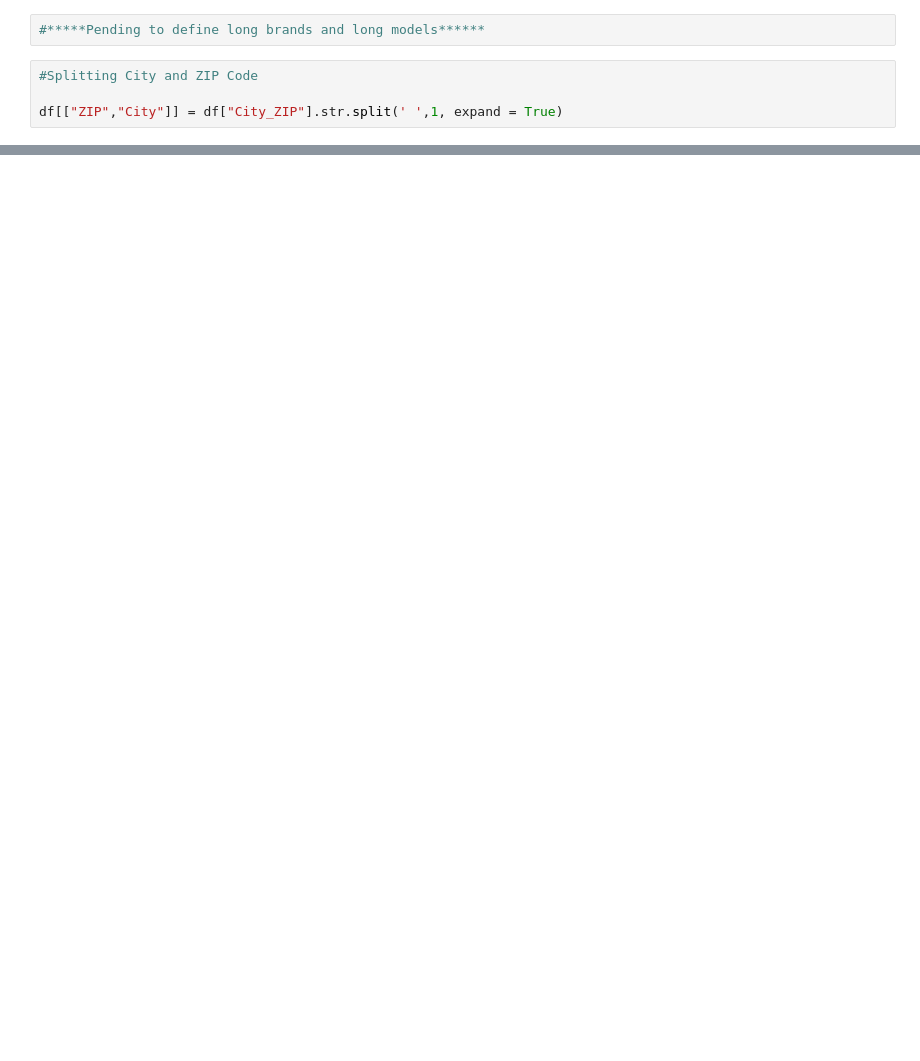
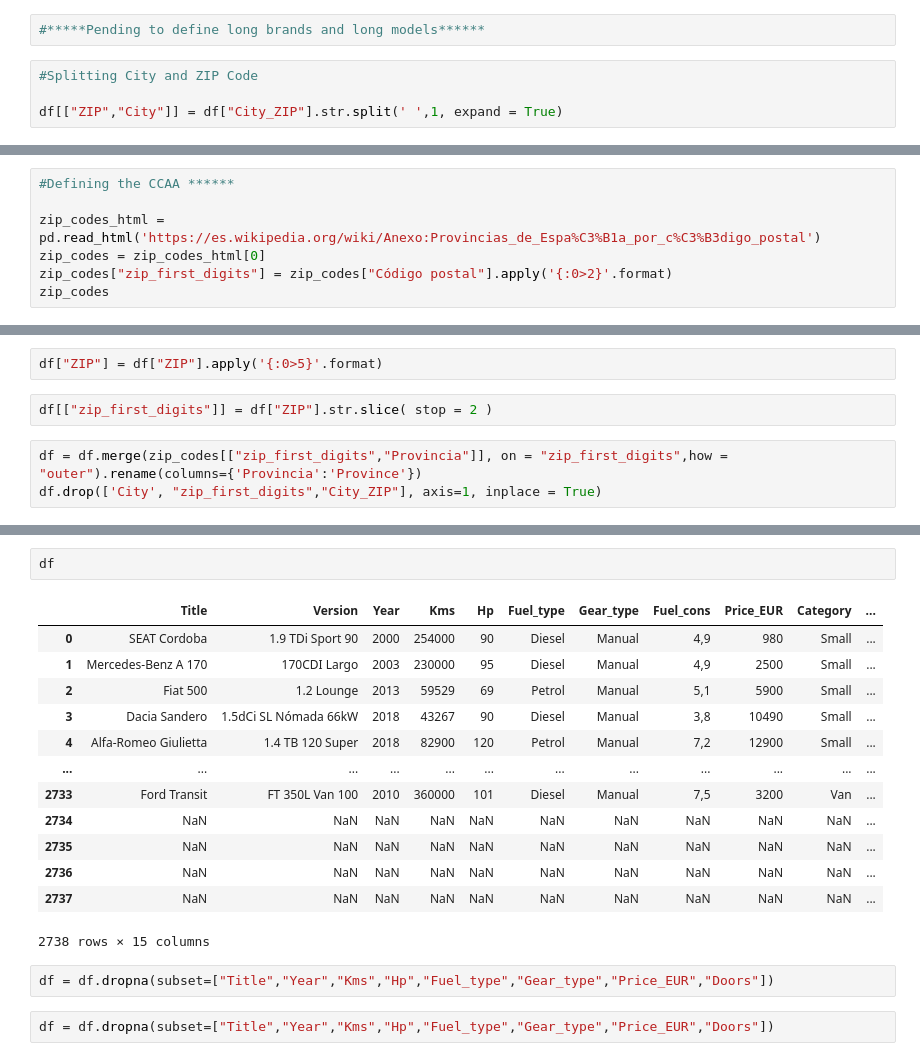
Before and after one commit to alfonsonajera/Car_Price_Predictor, a Jupyter notebook: Notebooks/02.Data_Cleaning.ipynb, the cells around one changed output, grey strips where cells are left out. Saved outputs shown, nothing was run; the diff lists cells and outputs as text; blank space fills up the shorter version.

```diff
--- a/Notebooks/02.Data_Cleaning.ipynb
+++ b/Notebooks/02.Data_Cleaning.ipynb
@@ -238,0 +302,7 @@ df[["ZIP","City"]] = df["City_ZIP"].str.split(' ',1, expand = True)
+# %%
+#Defining the CCAA ******
+
+zip_codes_html = pd.read_html('https://es.wikipedia.org/wiki/Anexo:Provincias_de_Espa%C3%B1a_por_c%C3%B3digo_postal')
+zip_codes = zip_codes_html[0]
+zip_codes["zip_first_digits"] = zip_codes["Código postal"].apply('{:0>2}'.format)
+zip_codes
@@ -238,0 +327,7 @@ df[["ZIP","City"]] = df["City_ZIP"].str.split(' ',1, expand = True)
+# %%
+df["ZIP"] = df["ZIP"].apply('{:0>5}'.format)
+# %%
+df[["zip_first_digits"]] = df["ZIP"].str.slice( stop = 2 )
+# %%
+df = df.merge(zip_codes[["zip_first_digits","Provincia"]], on = "zip_first_digits",how = "outer").rename(columns={'Provincia':'Province'})
+df.drop(['City', "zip_first_digits","City_ZIP"], axis=1, inplace = True)
@@ -238,0 +354,20 @@ df[["ZIP","City"]] = df["City_ZIP"].str.split(' ',1, expand = True)
+# %%
+df
+# %% [output]
+|  | Title | Version | Year | Kms | Hp | Fuel_type | Gear_type | Fuel_cons | Price_EUR | Category | ... |
+| 0 | SEAT Cordoba | 1.9 TDi Sport 90 | 2000 | 254000 | 90 | Diesel | Manual | 4,9 | 980 | Small | ... |
+| 1 | Mercedes-Benz A 170 | 170CDI Largo | 2003 | 230000 | 95 | Diesel | Manual | 4,9 | 2500 | Small | ... |
+| 2 | Fiat 500 | 1.2 Lounge | 2013 | 59529 | 69 | Petrol | Manual | 5,1 | 5900 | Small | ... |
+| 3 | Dacia Sandero | 1.5dCi SL Nómada 66kW | 2018 | 43267 | 90 | Diesel | Manual | 3,8 | 10490 | Small | ... |
+| 4 | Alfa-Romeo Giulietta | 1.4 TB 120 Super | 2018 | 82900 | 120 | Petrol | Manual | 7,2 | 12900 | Small | ... |
+| ... | ... | ... | ... | ... | ... | ... | ... | ... | ... | ... | ... |
+| 2733 | Ford Transit | FT 350L Van 100 | 2010 | 360000 | 101 | Diesel | Manual | 7,5 | 3200 | Van | ... |
+| 2734 | NaN | NaN | NaN | NaN | NaN | NaN | NaN | NaN | NaN | NaN | ... |
+| 2735 | NaN | NaN | NaN | NaN | NaN | NaN | NaN | NaN | NaN | NaN | ... |
+| 2736 | NaN | NaN | NaN | NaN | NaN | NaN | NaN | NaN | NaN | NaN | ... |
+| 2737 | NaN | NaN | NaN | NaN | NaN | NaN | NaN | NaN | NaN | NaN | ... |
+2738 rows × 15 columns
+# %%
+df = df.dropna(subset=["Title","Year","Kms","Hp","Fuel_type","Gear_type","Price_EUR","Doors"])
+# %%
+df = df.dropna(subset=["Title","Year","Kms","Hp","Fuel_type","Gear_type","Price_EUR","Doors"])
```
Also changed, not shown: parts of 41 cells of this notebook, 2 other files.
